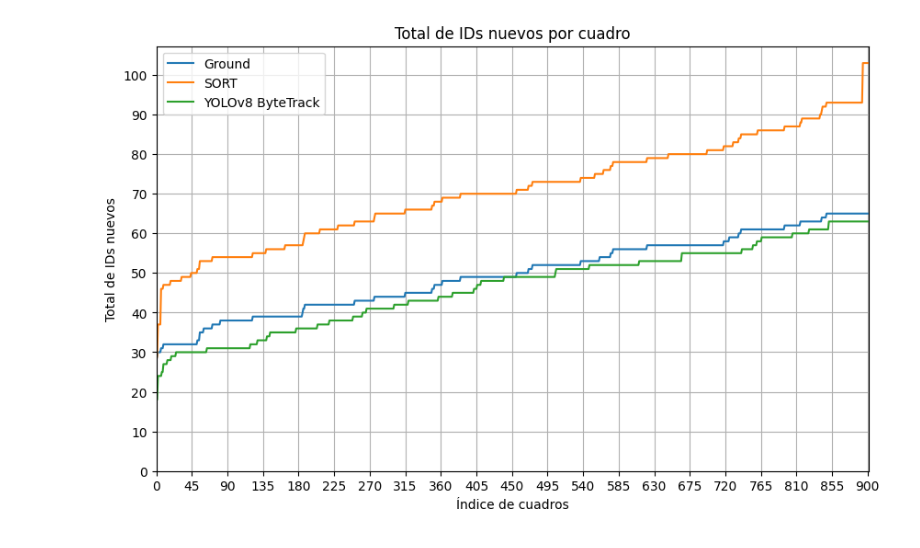
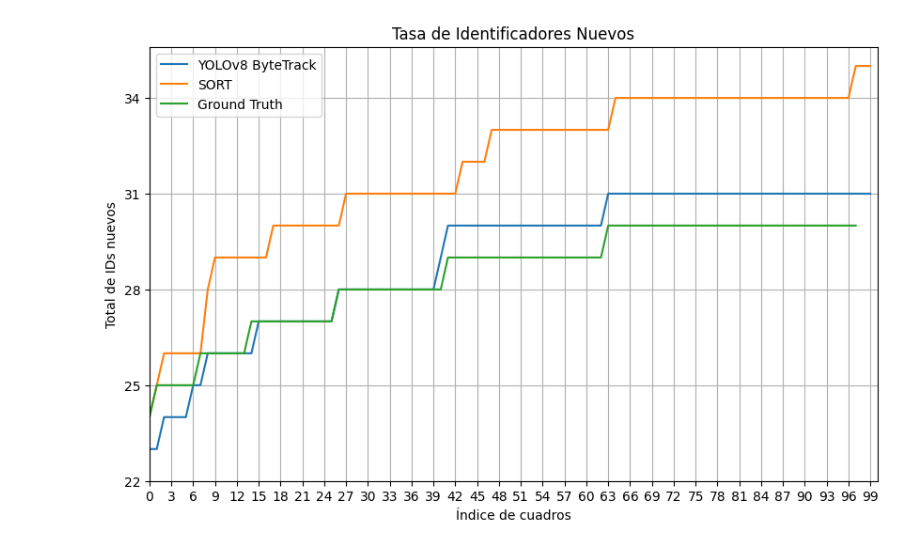
Before and after one commit to PepeLira/vehicle_video_trajectory_extractor, a Jupyter notebook: research/tracking_methods/Benchmarking_de_seguimiento.ipynb, the cells around one changed output. Drawn from its saved outputs; the diff is of its cells as text; code cells hidden in the pictures.

Commit message:
feat(research): object detection benchmarks

```diff
--- a/research/tracking_methods/Benchmarking_de_seguimiento.ipynb
+++ b/research/tracking_methods/Benchmarking_de_seguimiento.ipynb
@@ -473,0 +42,13 @@ Speed: 4.0ms preprocess, 22.0ms inference, 4.0ms postprocess per image at shape
+# %%
+from collections import defaultdict
+from matplotlib import pyplot as plt
+%matplotlib inline
+import numpy as np
+import cv2
+from ultralytics import YOLO
+from sort import Sort
+import csv
+import os
+
+VIDEO_REFERENCE = './video reference DFS/video_sift_estabilizado_filtrado.mp4'
+CUSTOM_YOLO_MODEL = 'D:/Titulo/Github/vehicle_video_trajectory_extractor/research/tracking_methods/cutom_dota.pt'
@@ -474,68 +228,75 @@ Speed: 4.0ms preprocess, 22.0ms inference, 4.0ms postprocess per image at shape
 # %%
-def track_cumulative_new_ids(folder_path, id_column_name):
+def track_cumulative_objects_per_frame(file_paths):
     """
-    Tracks the cumulative count of new IDs per frame.
+    Tracks the cumulative count of unique IDs per frame.
 
-    :param folder_path: Path to the folder containing CSV files.
-    :param id_column_name: Name of the column that contains the IDs.
-    :return: A list with the cumulative count of new IDs.
+    :param file_paths: List of paths to CSV files.
+    :return: A list of lists, where each inner list contains the cumulative counts of unique IDs by frame.
     """
-    cumulative_new_ids = []
-    seen_ids = set()
-    total_new_ids = 0
+    all_files_cumulative_counts = []
 
-    for filename in sorted(os.listdir(folder_path)):
-        if filename.endswith(".csv"):
-            file_path = os.path.join(folder_path, filename)
-            df = pd.read_csv(file_path)
+    for file_path in file_paths:
+        with open(file_path, 'r') as file:
+            reader = csv.reader(file)
+            frame_objects = {}
+            seen_ids = set()
+            cumulative_counts = []
 
-            if id_column_name in df.columns:
-                current_frame_ids = set(df[id_column_name])
-                new_ids = current_frame_ids - seen_ids
-                total_new_ids += len(new_ids)
-                cumulative_new_ids.append(total_new_ids)
+            for row in reader:
+                frame = int(row[0])
+                obj_id = int(row[1])
+
+                if frame not in frame_objects:
+                    frame_objects[frame] = set()
+                frame_objects[frame].add(obj_id)
+
+            for frame in sorted(frame_objects.keys()):
+                new_ids = frame_objects[frame] - seen_ids
                 seen_ids.update(new_ids)
-            else:
-                print(f"'{id_column_name}' column not found in {filename}")
+                cumulative_counts.append(len(seen_ids))
 
-    return cumulative_new_ids
+            # If there are frames with no new IDs, they need to be filled in the list
+            max_frame = max(frame_objects.keys())
+            while len(cumulative_counts) <= max_frame:
+                cumulative_counts.append(cumulative_counts[-1])
+
+            all_files_cumulative_counts.append(cumulative_counts)
+
+    return all_files_cumulative_counts
 
 def plot_cumulative_new_ids(cumulative_ids_series, labels=None):
     """
     Plots multiple series of cumulative new IDs in different colors.
 
     :param cumulative_ids_series: A list of lists, where each inner list is a series of cumulative new IDs.
     :param labels: An optional list of labels for each series.
     """
     plt.figure(figsize=(10, 6))
 
     for i, series in enumerate(cumulative_ids_series):
         if labels and i < len(labels):
             plt.plot(series, label=labels[i])
         else:
             plt.plot(series)
 
     plt.xlabel("Índice de cuadros")
     plt.ylabel("Total de IDs nuevos")
-    plt.title("Total de IDs nuevos por cuadro")
+    plt.title("Tasa de Identificadores Nuevos")
     plt.legend() if labels else None
 
     # Adjusting grid lines
-    max_x = len(cumulative_ids_series[1])
+    max_x = len(cumulative_ids_series[0])
     max_y = max(cumulative_ids_series[1])
-    plt.xticks(np.arange(0, max_x, max_x // 20))  # Divide x-axis into 20 intervals
-    plt.yticks(np.arange(0, max_y + 1, max_y // 10))  # Divide y-axis into 10 intervals
+    plt.xticks(np.arange(0, max_x, max_x // 30))  # Divide x-axis into 20 intervals
+    plt.yticks(np.arange(22, max_y + 1, max_y // 10))  # Divide y-axis into 10 intervals
     plt.xlim(0, max_x)
     plt.grid(True)
     plt.show()
 
-folder_path = 'D:/Titulo/Github/vehicle_video_trajectory_extractor/videos/detections'  # Replace with the path to your folder containing CSV files
+# Usage
+file_paths = ['./yolo_bytetrack_detections_filtered.csv', './yolo_sort_detections_filtered.csv', './video reference DFS/dfs_ground_truth.csv']  # Replace with actual file paths
+unique_objects_per_frame = track_cumulative_objects_per_frame(file_paths) # Assuming 'object id' is at index 1 and 'frame number' is at index 0
 
-# Track cumulative new IDs
-tracks_new_ids = track_cumulative_new_ids(folder_path, 'track_id')
-sort_new_ids = track_cumulative_new_ids(folder_path, 'sort_id')
-
-# Plot the results
-plot_cumulative_new_ids([tracks_new_ids, sort_new_ids, bytetrack_cunulative_ids], labels=['Ground', 'SORT', 'YOLOv8 ByteTrack'])
+plot_cumulative_new_ids(unique_objects_per_frame, labels=['YOLOv8 ByteTrack', 'SORT', 'Ground Truth'])
 # %% [output]
-[figure, old version]
+[figure, new version]
```
Also changed, not shown: parts of 25 cells of this notebook, 9 other files.
